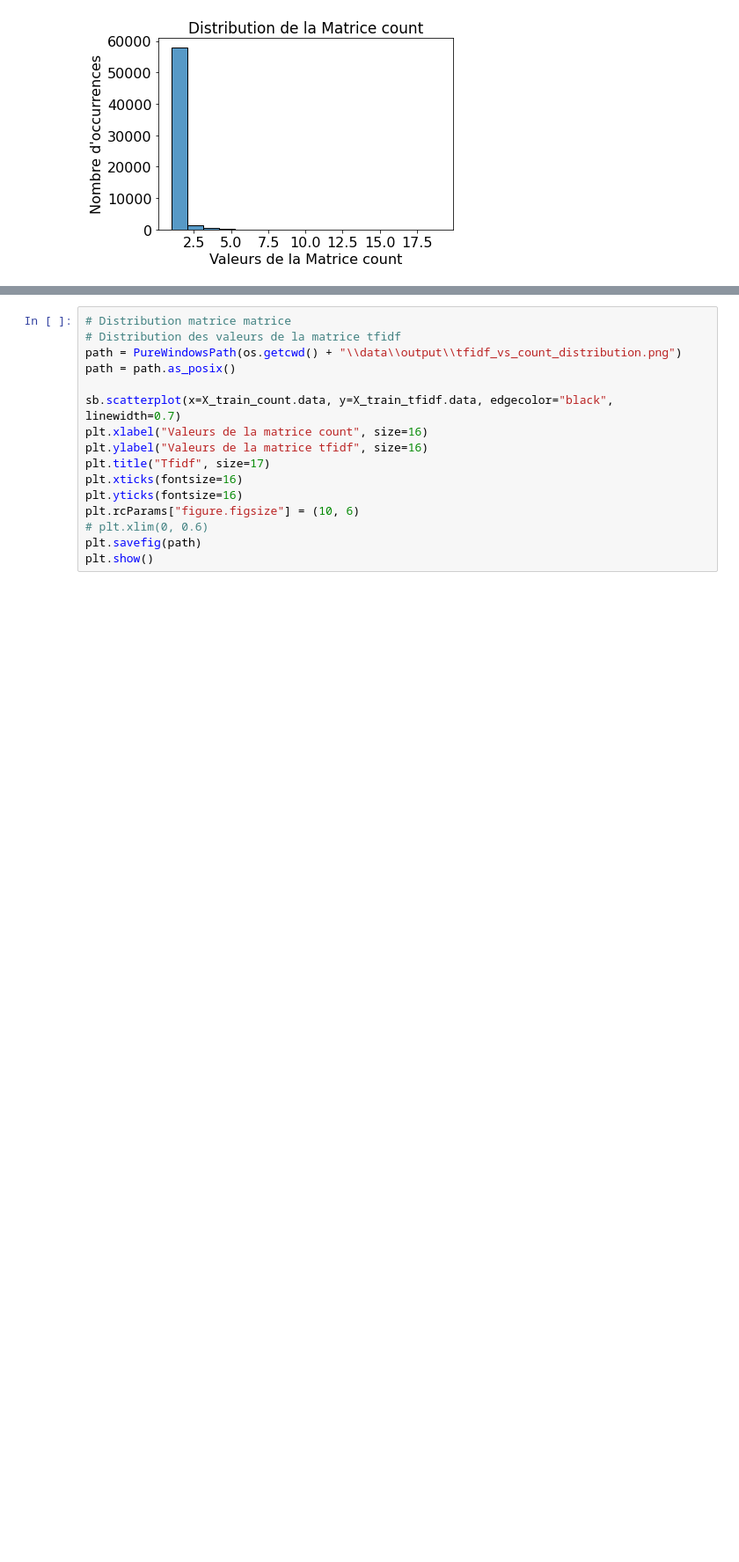
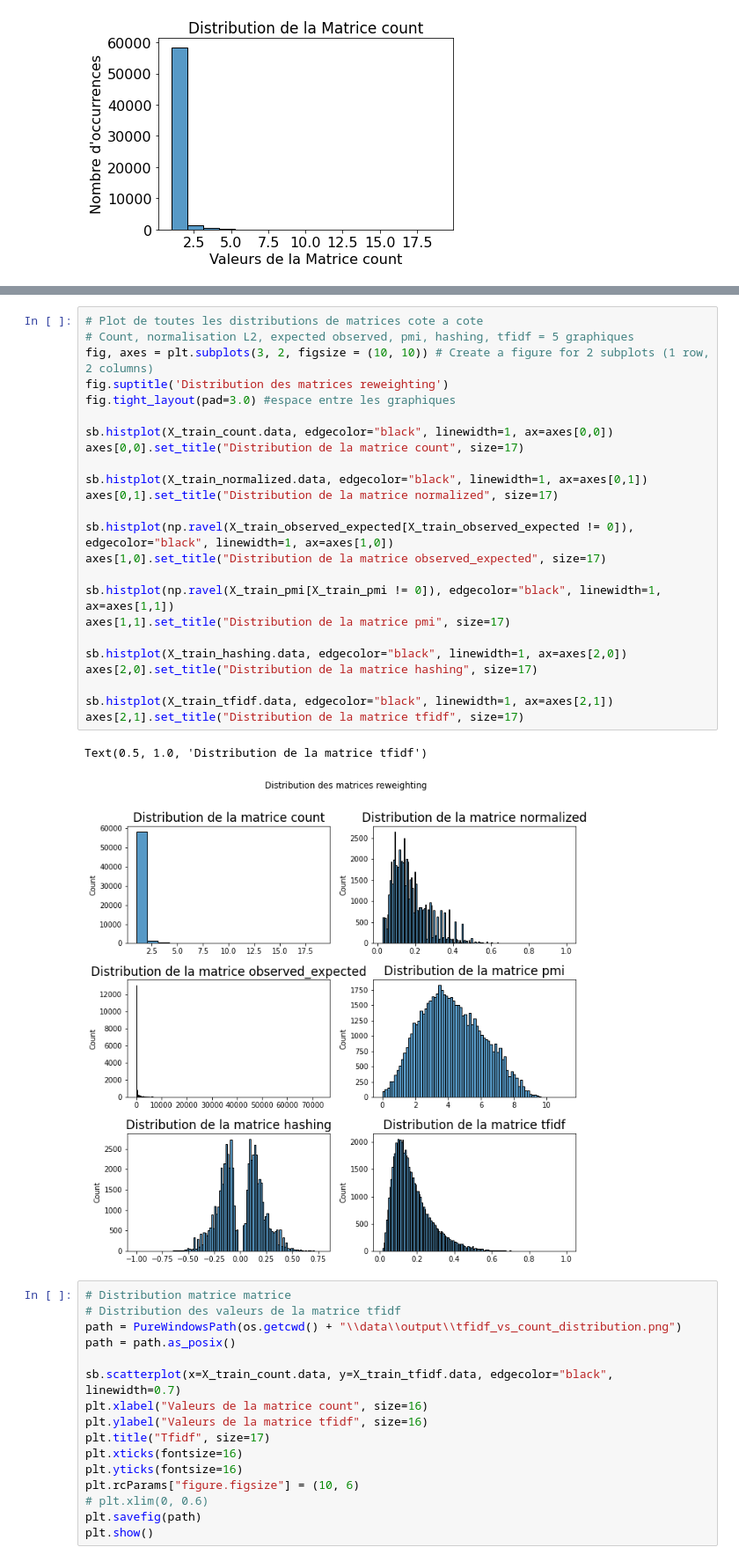
Before and after one commit to lolodino77/classification_texte_articles, a Jupyter notebook: sources/test_transformations_matrice_count.ipynb, the cells around one changed output, grey strips where cells are left out. Shown at 88% size. Drawn from its saved outputs; the diff is of its cells as text; blank space fills up the shorter version.

```diff
--- a/sources/test_transformations_matrice_count.ipynb
+++ b/sources/test_transformations_matrice_count.ipynb
@@ -230,3 +207,30 @@ plt.show()
+# %%
+# Plot de toutes les distributions de matrices cote a cote
+# Count, normalisation L2, expected observed, pmi, hashing, tfidf = 5 graphiques
+fig, axes = plt.subplots(3, 2, figsize = (10, 10)) # Create a figure for 2 subplots (1 row, 2 columns)
+fig.suptitle('Distribution des matrices reweighting')
+fig.tight_layout(pad=3.0) #espace entre les graphiques
+
+sb.histplot(X_train_count.data, edgecolor="black", linewidth=1, ax=axes[0,0])
+axes[0,0].set_title("Distribution de la matrice count", size=17)
+
+sb.histplot(X_train_normalized.data, edgecolor="black", linewidth=1, ax=axes[0,1])
+axes[0,1].set_title("Distribution de la matrice normalized", size=17)
+
+sb.histplot(np.ravel(X_train_observed_expected[X_train_observed_expected != 0]), edgecolor="black", linewidth=1, ax=axes[1,0])
+axes[1,0].set_title("Distribution de la matrice observed_expected", size=17)
+
+sb.histplot(np.ravel(X_train_pmi[X_train_pmi != 0]), edgecolor="black", linewidth=1, ax=axes[1,1])
+axes[1,1].set_title("Distribution de la matrice pmi", size=17)
+
+sb.histplot(X_train_hashing.data, edgecolor="black", linewidth=1, ax=axes[2,0])
+axes[2,0].set_title("Distribution de la matrice hashing", size=17)
+
+sb.histplot(X_train_tfidf.data, edgecolor="black", linewidth=1, ax=axes[2,1])
+axes[2,1].set_title("Distribution de la matrice tfidf", size=17)
+# %% [output]
+Text(0.5, 1.0, 'Distribution de la matrice tfidf')
+[figure, added]
 # %%
 # Distribution matrice matrice
 # Distribution des valeurs de la matrice tfidf
```
Also changed, not shown: parts of 17 cells of this notebook, 7 other files.
